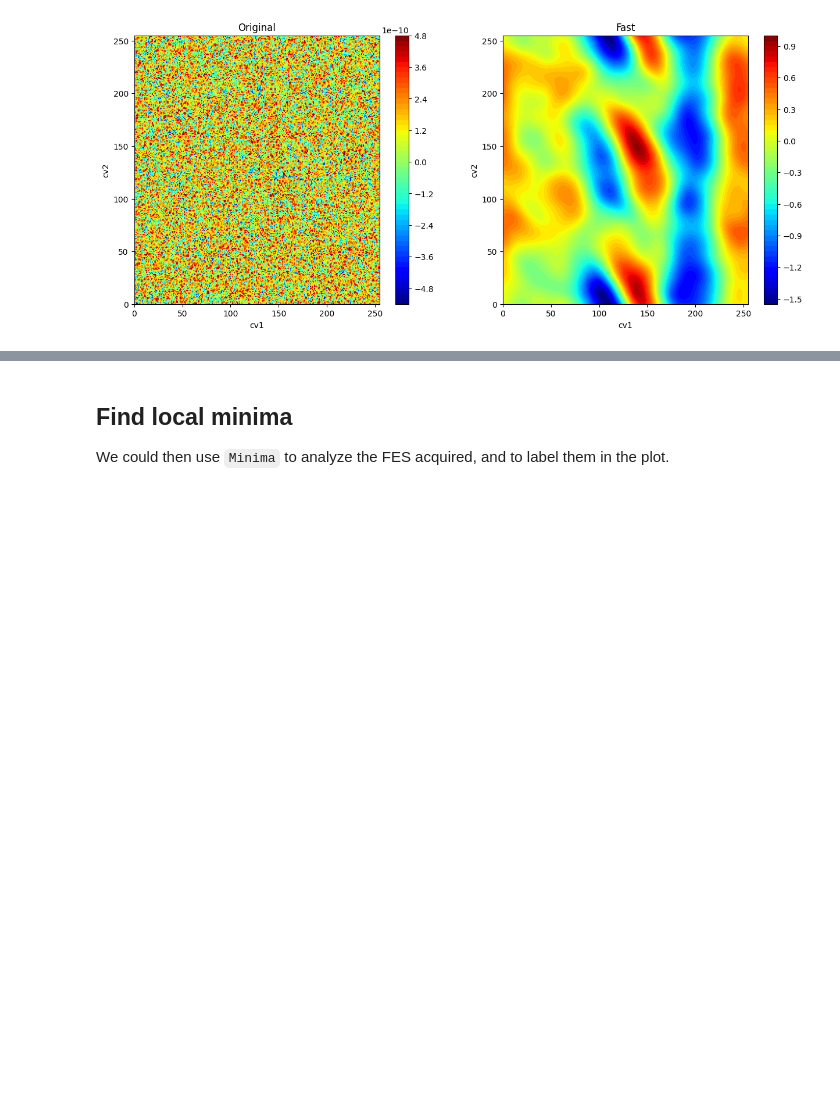
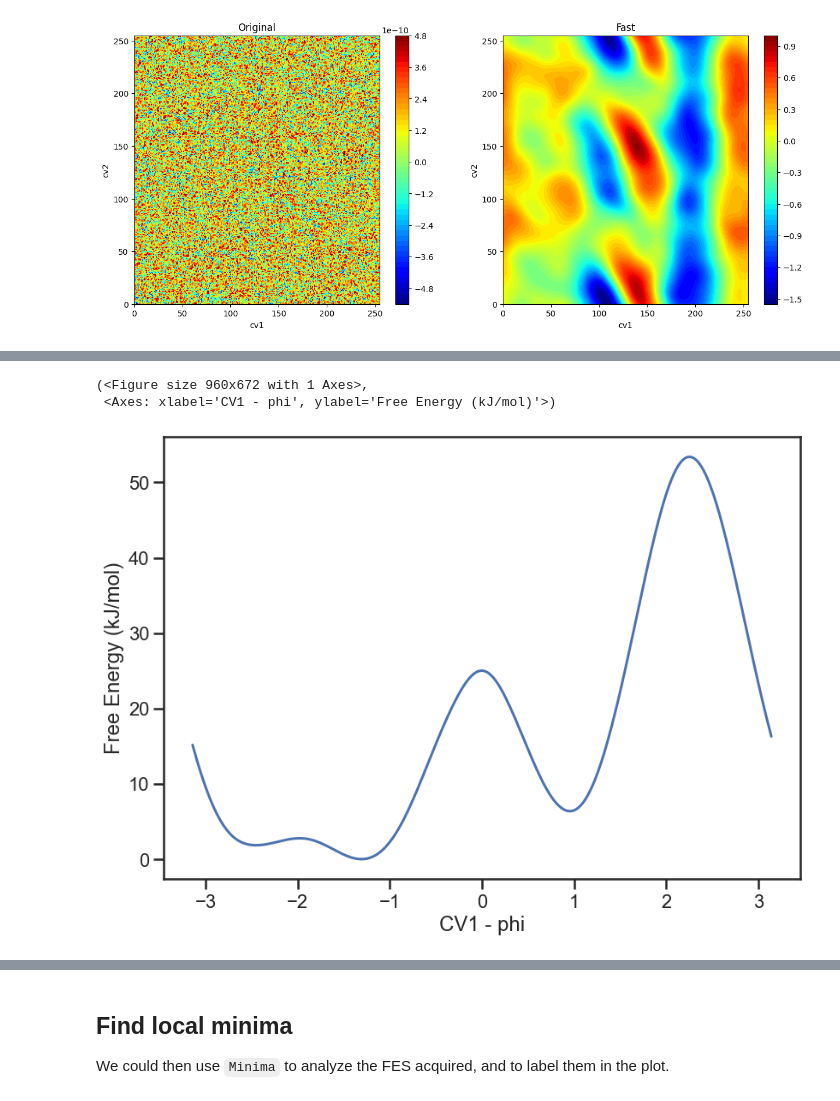
Before and after one commit to Cloudac7/metadynminer.py, a Jupyter notebook: docs/example/tutorial.ipynb, the cells around one changed output, grey strips where cells are left out. Cells and saved outputs as stored; diff of their text form; code cells hidden in the pictures; blank space fills up the shorter version.

```diff
--- a/docs/example/tutorial.ipynb
+++ b/docs/example/tutorial.ipynb
@@ -169,0 +180,10 @@ Text(0.5, 1.0, 'Fast')
+# %%
+from metadynminer.fes import FES, PlottingFES
+import seaborn as sns
+
+# do sum_hills
+fes2 = fes.remove_cvs([1])
+# plot the FES
+#cmap = sns.cubehelix_palette(start=.5, rot=-.5, as_cmap=True)
+fes2.plot(cmap="RdYlBu", levels=20, dpi=96, style='ticks', context='talk')
+# %% [output]
@@ -169,0 +191,3 @@ Text(0.5, 1.0, 'Fast')
+(<Figure size 960x672 with 1 Axes>,
+ <Axes: xlabel='CV1 - phi', ylabel='Free Energy (kJ/mol)'>)
+[figure, added]
```
Also changed, not shown: parts of 22 cells of this notebook, 6 other files.
